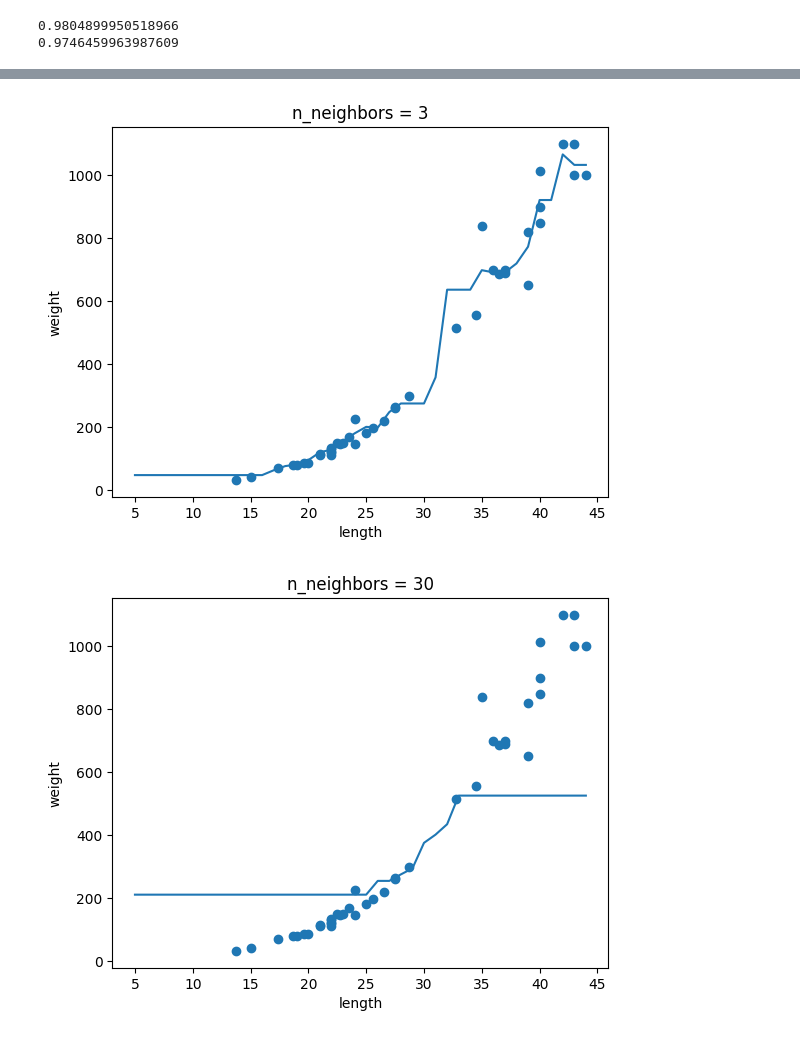
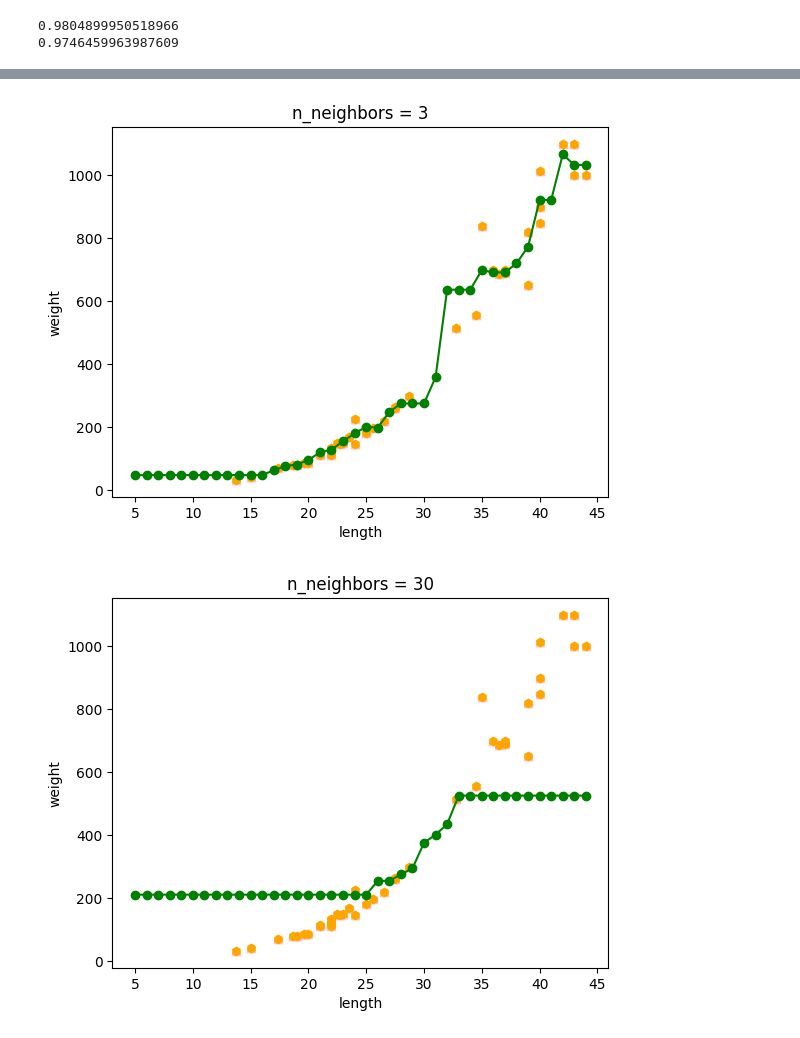
Before and after one commit to DK8832/Coding, a Jupyter notebook: 2026_05_26_.ipynb, the cells around one changed output, grey strips where cells are left out. Saved outputs shown, nothing was run; the diff lists cells and outputs as text; code cells hidden in the pictures.

```diff
--- a/2026_05_26_.ipynb
+++ b/2026_05_26_.ipynb
@@ -121,8 +121,9 @@ for n in [1, 3 ,30]:
   knr.n_neighbors = n
   knr.fit(train_input, train_target)
   prediction = knr.predict(x)
-  plt.scatter(train_input, train_target)
-  plt.plot(x, prediction)
+  plt.scatter(train_input, train_target, color='pink', marker='^')
+  plt.scatter(train_input, train_target, color='orange', marker='h')
+  plt.plot(x, prediction, 'go-')
   plt.title('n_neighbors = {}'.format(n))
   plt.xlabel('length')
   plt.ylabel('weight')
@@ -132,2 +133,2 @@ for n in [1, 3 ,30]:
-[figure, old version]
+[figure, new version]
-[figure, old version]
+[figure, new version]
```
Also changed, not shown: parts of 1 cell of this notebook.
